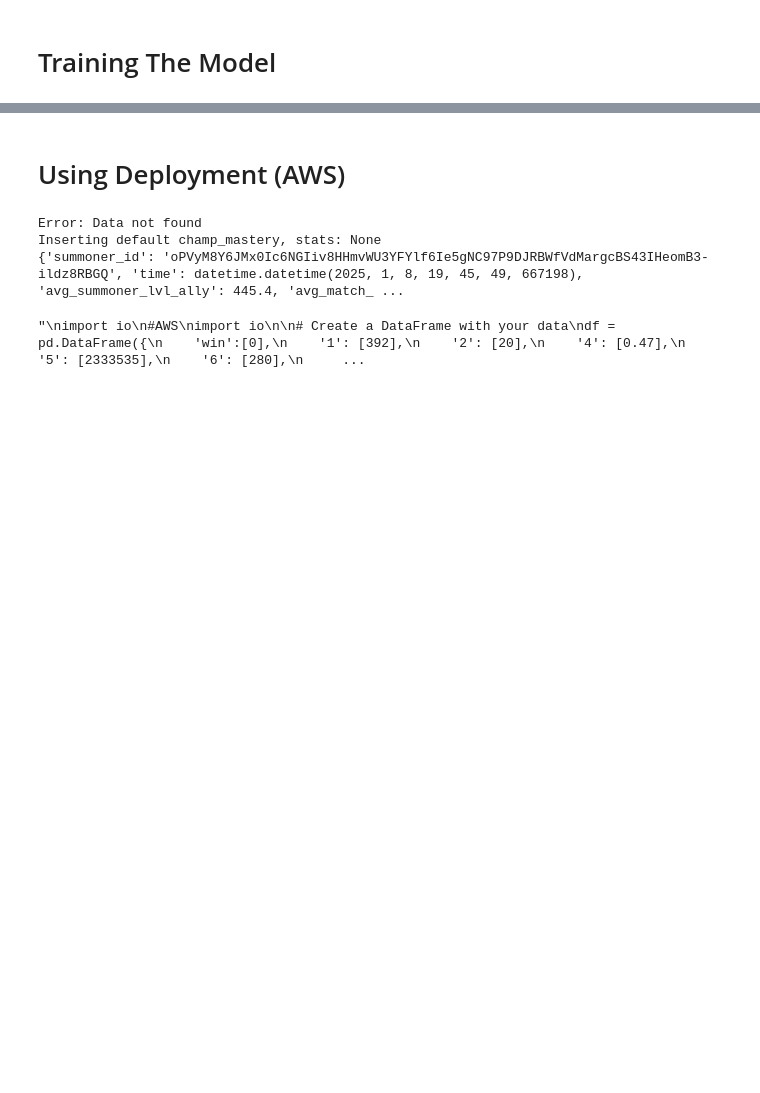
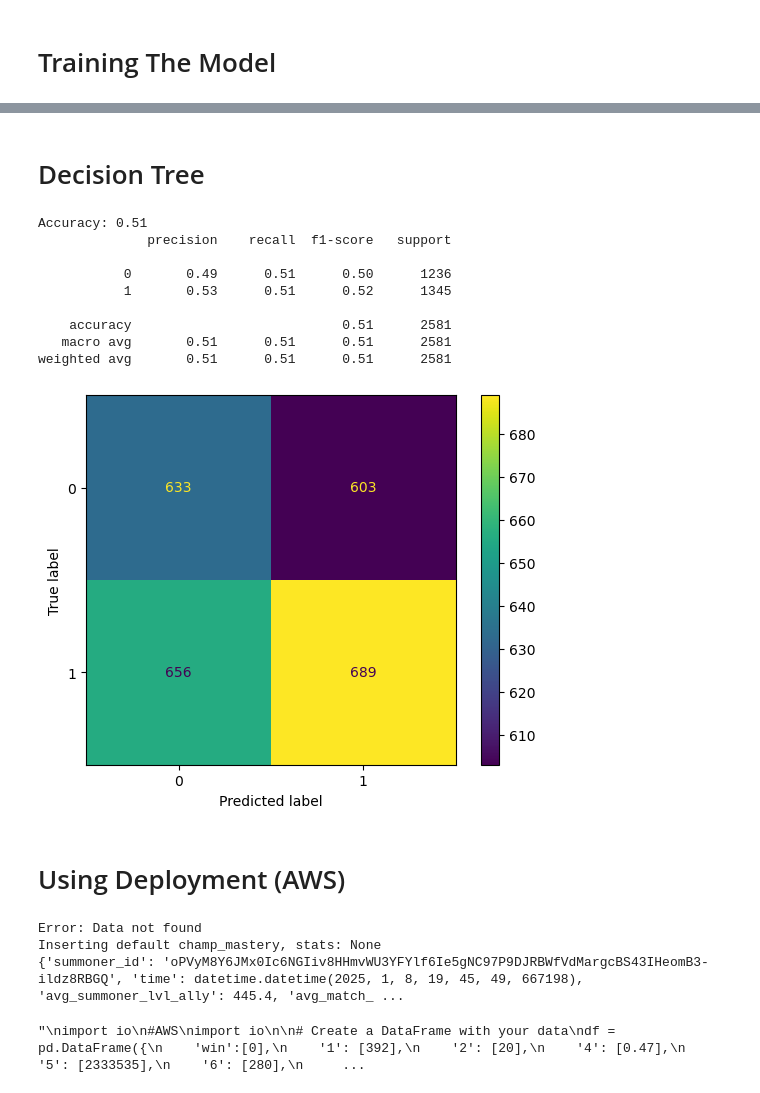
Before and after one commit to mensunw/Game_Outcome_Predictor, a Jupyter notebook: model/main.ipynb, the cells around one changed output, grey strips where cells are left out. Saved outputs shown, nothing was run; the diff lists cells and outputs as text; code cells hidden in the pictures; blank space fills up the shorter version.

Commit message:
re-newed data with new features, created decision tree model with 51% acc

```diff
--- a/model/main.ipynb
+++ b/model/main.ipynb
@@ -286,3 +263,53 @@ Accuracy: 100.00%
+# %% [markdown]
+# Decision Tree
+# %%
+from sklearn.tree import DecisionTreeClassifier
+from sklearn.metrics import accuracy_score, classification_report, ConfusionMatrixDisplay
+
+# X = features
+X = df.drop('win', axis=1)
+# y = label
+y = df['win']
+
+# Split data
+X_train, X_test, y_train, y_test = train_test_split(X, y, test_size=0.25, random_state=97)
+
+# Define the Decision Tree model
+model = DecisionTreeClassifier(
+    criterion='gini',        # or 'entropy'
+    max_depth=None,          # Limit the depth of the tree, e.g., max_depth=10
+    min_samples_split=2,     # Minimum samples required to split a node
+    min_samples_leaf=1,      # Minimum samples required in a leaf node
+    random_state=97          # Ensure reproducibility
+)
+
+# Train the model
+model.fit(X_train, y_train)
+
+# Make predictions
+y_pred = model.predict(X_test)
+
+# Evaluate the model
+accuracy = accuracy_score(y_test, y_pred)
+print(f"Accuracy: {accuracy:.2f}")
+
+# Display classification report
+print(classification_report(y_test, y_pred))
+
+# Display confusion matrix
+ConfusionMatrixDisplay.from_estimator(model, X_test, y_test)
+plt.show()
+# %% [output]
+Accuracy: 0.51
+              precision    recall  f1-score   support
+
+           0       0.49      0.51      0.50      1236
+           1       0.53      0.51      0.52      1345
+
+    accuracy                           0.51      2581
+   macro avg       0.51      0.51      0.51      2581
+weighted avg       0.51      0.51      0.51      2581
+[figure, added]
 # %% [markdown]
 # Using Deployment (AWS)
 # %%
```
Also changed, not shown: parts of 15 cells of this notebook, 5 other files.
